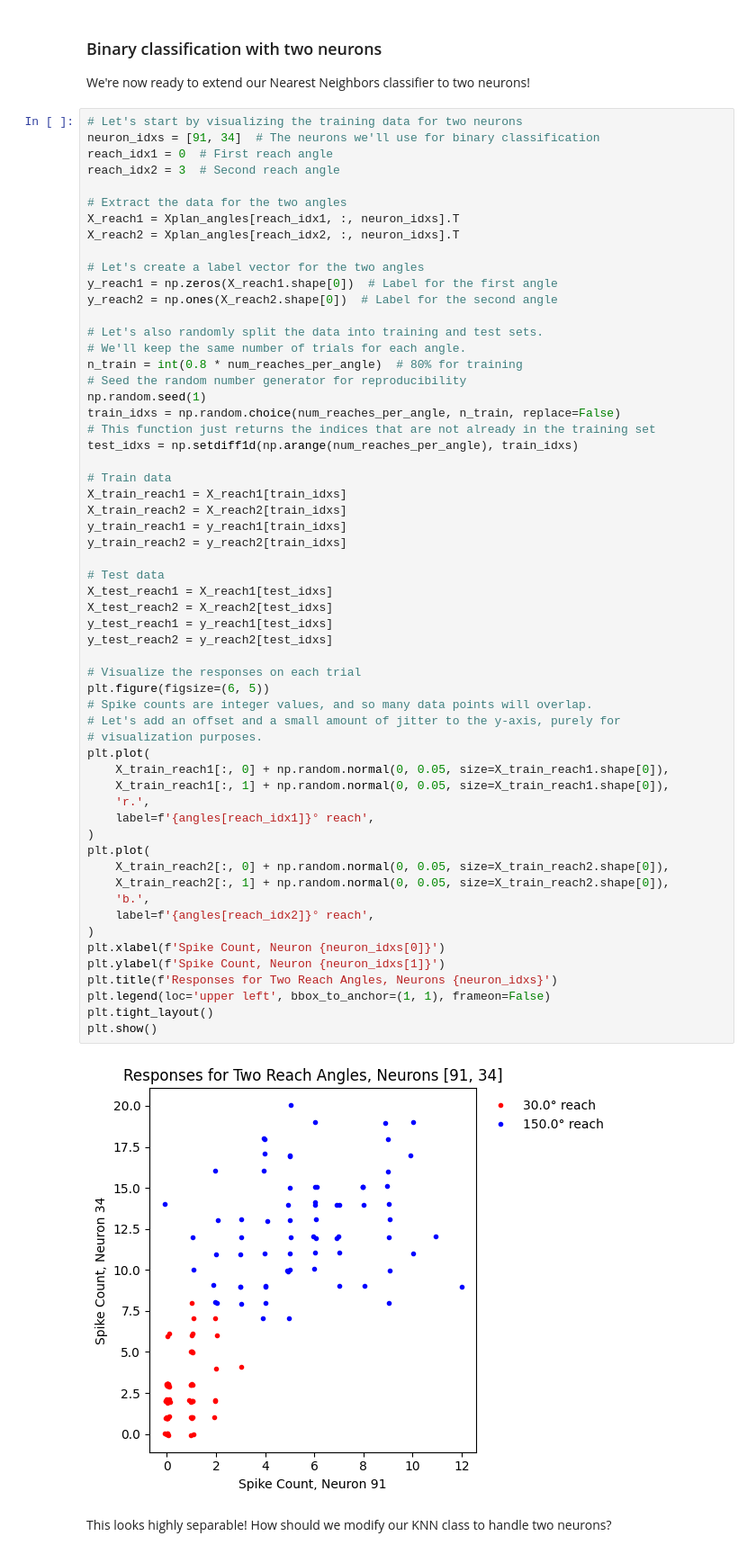
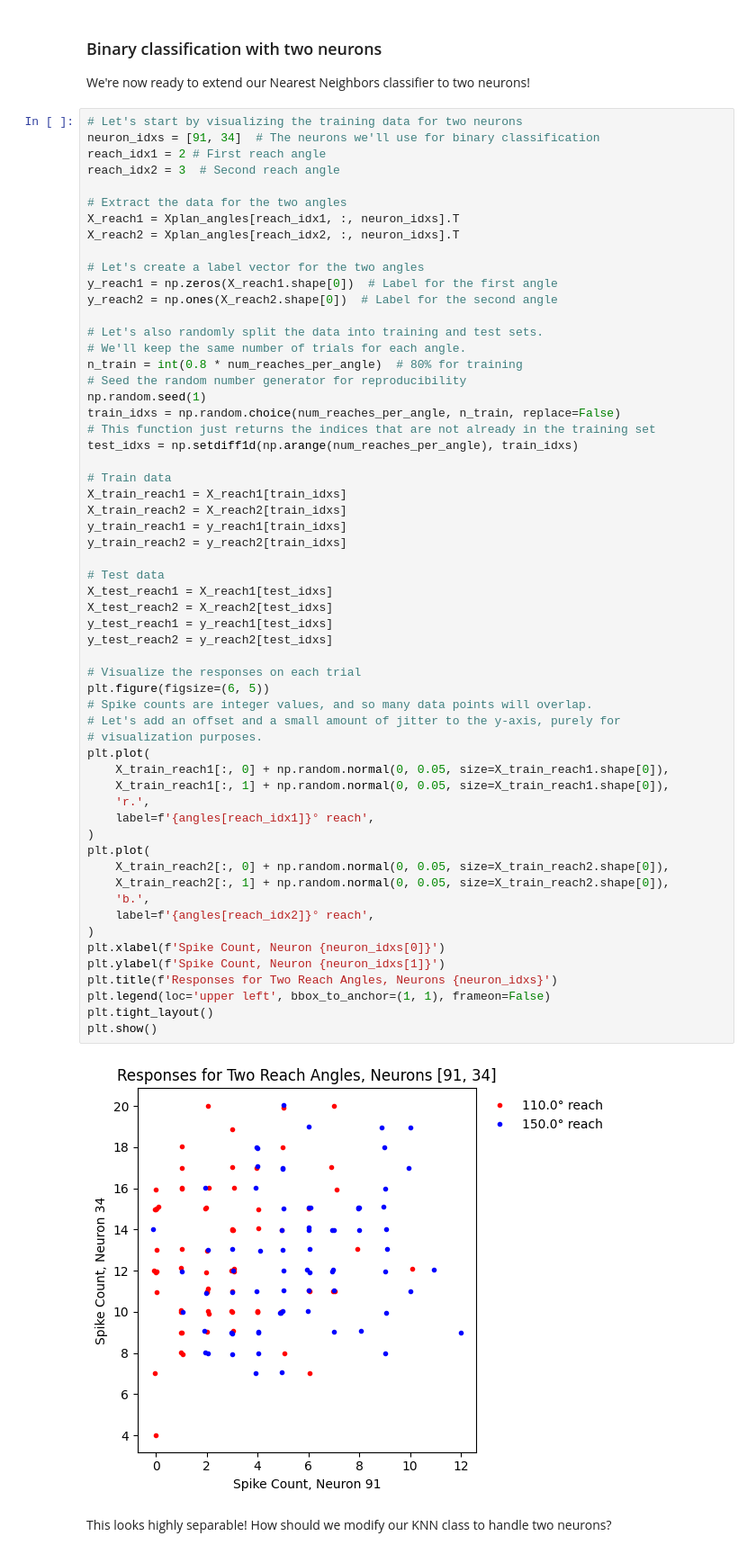
Before and after one commit to kkipngenokoech/TReND-CaMinA-Zambia, a Jupyter notebook: notebooks/Zambia25/17-Thu-Classification/classification.ipynb, the cells around one changed output. Shown at 90% size. Saved outputs shown, nothing was run; the diff lists cells and outputs as text.

```diff
--- a/notebooks/Zambia25/17-Thu-Classification/classification.ipynb
+++ b/notebooks/Zambia25/17-Thu-Classification/classification.ipynb
@@ -808,7 +806,7 @@ We're now ready to extend our Nearest Neighbors classifier to two neurons!
 # %%
 # Let's start by visualizing the training data for two neurons
 neuron_idxs = [91, 34]  # The neurons we'll use for binary classification
-reach_idx1 = 0  # First reach angle
+reach_idx1 = 2 # First reach angle
 reach_idx2 = 3  # Second reach angle
 
 # Extract the data for the two angles
@@ -837,34 +835,34 @@ y_train_reach2 = y_reach2[train_idxs]
 # Test data
 X_test_reach1 = X_reach1[test_idxs]
 X_test_reach2 = X_reach2[test_idxs]
 y_test_reach1 = y_reach1[test_idxs]
 y_test_reach2 = y_reach2[test_idxs]
 
 # Visualize the responses on each trial
 plt.figure(figsize=(6, 5))
 # Spike counts are integer values, and so many data points will overlap.
 # Let's add an offset and a small amount of jitter to the y-axis, purely for
 # visualization purposes.
 plt.plot(
     X_train_reach1[:, 0] + np.random.normal(0, 0.05, size=X_train_reach1.shape[0]),
     X_train_reach1[:, 1] + np.random.normal(0, 0.05, size=X_train_reach1.shape[0]),
     'r.',
     label=f'{angles[reach_idx1]}° reach',
 )
 plt.plot(
     X_train_reach2[:, 0] + np.random.normal(0, 0.05, size=X_train_reach2.shape[0]),
     X_train_reach2[:, 1] + np.random.normal(0, 0.05, size=X_train_reach2.shape[0]),
     'b.',
     label=f'{angles[reach_idx2]}° reach',
 )
 plt.xlabel(f'Spike Count, Neuron {neuron_idxs[0]}')
 plt.ylabel(f'Spike Count, Neuron {neuron_idxs[1]}')
 plt.title(f'Responses for Two Reach Angles, Neurons {neuron_idxs}')
 plt.legend(loc='upper left', bbox_to_anchor=(1, 1), frameon=False)
 plt.tight_layout()
 plt.show()
 # %% [output]
-[figure, old version]
+[figure, new version]
 # %% [markdown]
 This looks highly separable! How should we modify our KNN class to handle two neurons?
 # %% [markdown]
```
Also changed, not shown: parts of 25 cells of this notebook.
